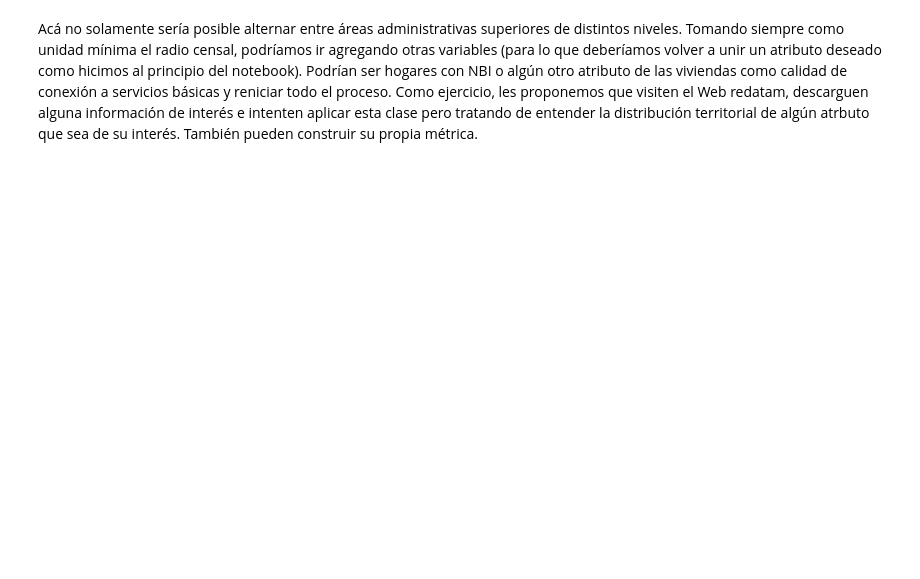
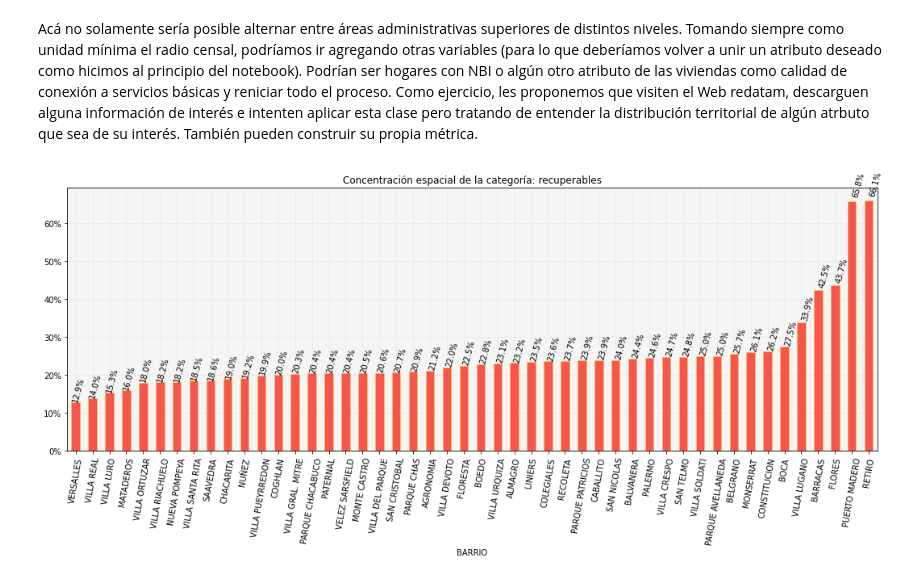
Before and after one commit to PyMap/AUPY, a Jupyter notebook: 03_practica_guiada_fuentes_secundarias.ipynb, the cells around one changed output. Cells and saved outputs as stored; diff of their text form; code cells hidden in the pictures; blank space fills up the shorter version.

```diff
--- a/03_practica_guiada_fuentes_secundarias.ipynb
+++ b/03_practica_guiada_fuentes_secundarias.ipynb
@@ -953,4 +1271,6 @@ construye_territorio(gdf=radios_inmat, nombre_unidad_s='BARRIO', nombre_unidad_i
 Acá no solamente sería posible alternar entre áreas administrativas superiores de distintos niveles. Tomando siempre como unidad mínima el radio censal, podríamos ir agregando otras variables (para lo que deberíamos volver a unir un atributo deseado como hicimos al principio del notebook). Podrían ser hogares con NBI o algún otro atributo de las viviendas como calidad de conexión a servicios básicas y reniciar todo el proceso. Como ejercicio, les proponemos que visiten el Web redatam, descarguen alguna información de interés e intenten aplicar esta clase pero tratando de entender la distribución territorial de algún atrbuto que sea de su interés. También pueden construir su propia métrica.
 # %%
 construye_territorio(gdf=radios_inmat, nombre_unidad_s='BARRIO', nombre_unidad_i='RADIO_I',
-                     nombre_variable='VIVIEND', nombre_categoria='recuperables', estadistico='CEC')
+                     nombre_variable='VIVIEND', nombre_categoria='recuperables', estadistico='CEC', tipo='bar')
+# %% [output]
+[figure, added]
```
Also changed, not shown: parts of 80 cells of this notebook.
